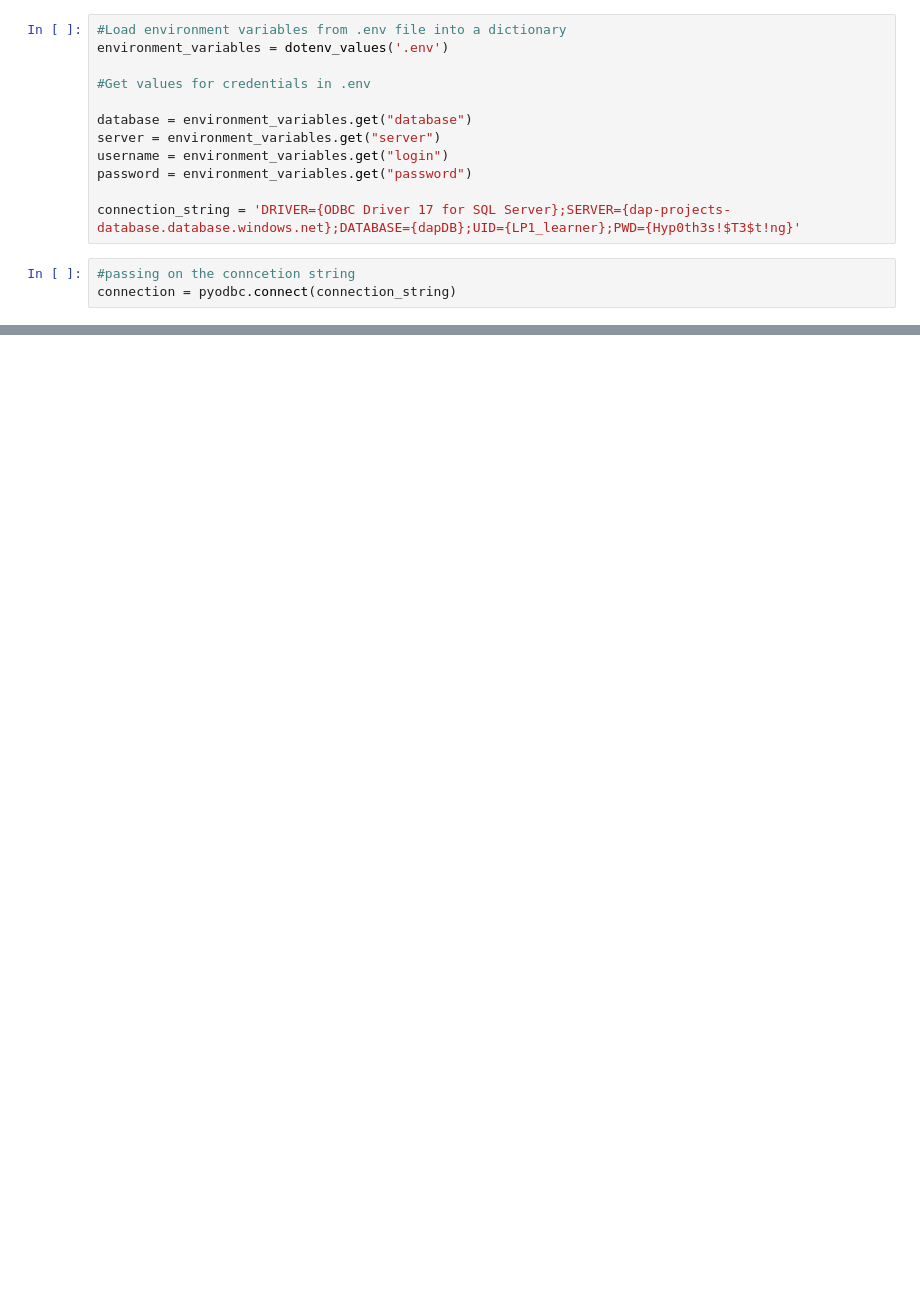
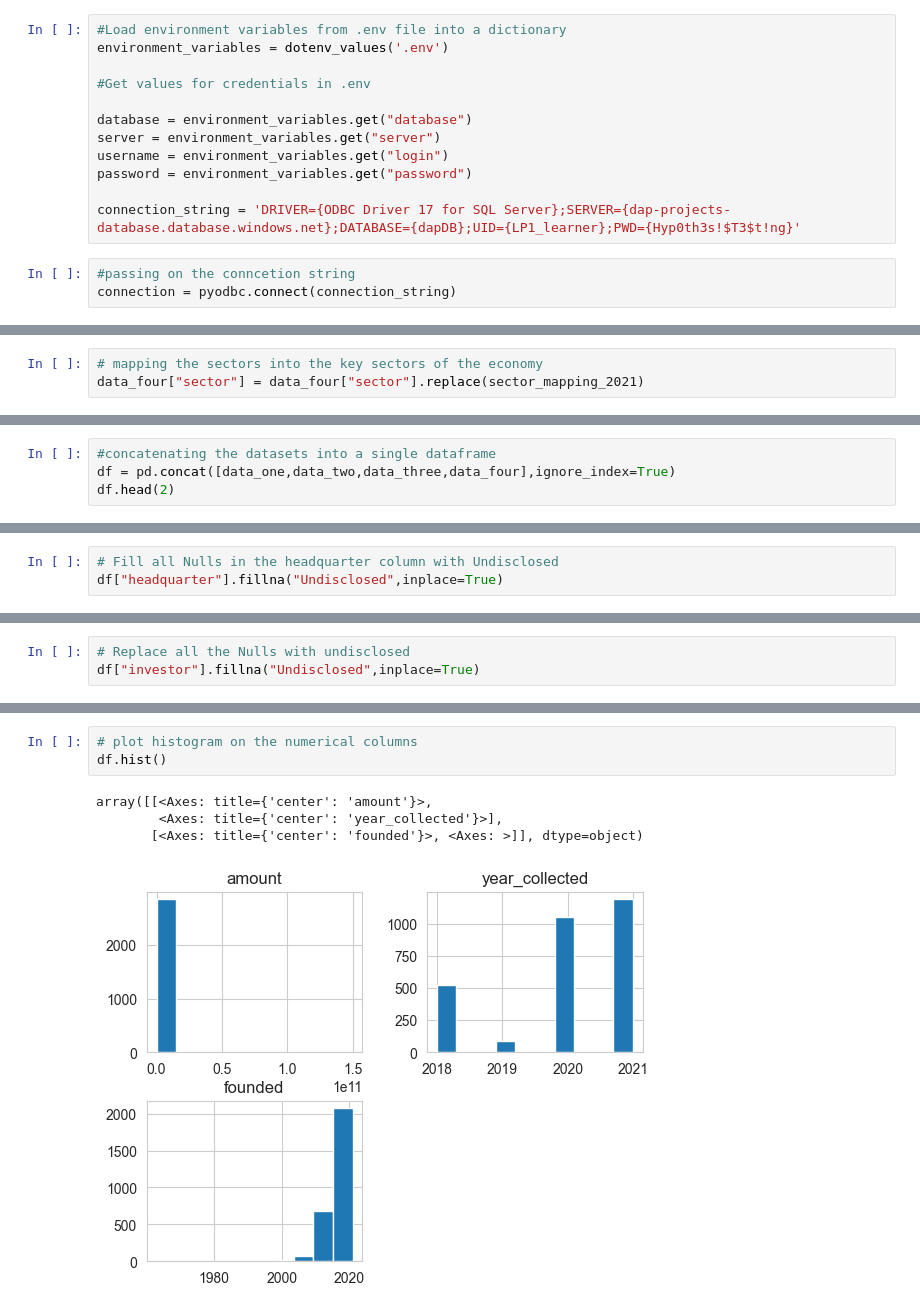
Before and after one commit to Zorbes/Indian-Startups-Analysis, a Jupyter notebook: Notebooks/main.ipynb, the cells around one changed output, grey strips where cells are left out. Cells and saved outputs as stored; diff of their text form; blank space fills up the shorter version.

```diff
--- a/Notebooks/main.ipynb
+++ b/Notebooks/main.ipynb
@@ -181,0 +1999,3 @@ df.drop_duplicates()
+# %%
+# mapping the sectors into the key sectors of the economy
+data_four["sector"] = data_four["sector"].replace(sector_mapping_2021)
@@ -181,0 +2014,4 @@ df.drop_duplicates()
+# %%
+#concatenating the datasets into a single dataframe
+df = pd.concat([data_one,data_two,data_three,data_four],ignore_index=True)
+df.head(2)
@@ -181,0 +2106,3 @@ df.drop_duplicates()
+# %%
+# Fill all Nulls in the headquarter column with Undisclosed
+df["headquarter"].fillna("Undisclosed",inplace=True)
@@ -181,0 +2149,3 @@ df.drop_duplicates()
+# %%
+# Replace all the Nulls with undisclosed
+df["investor"].fillna("Undisclosed",inplace=True)
@@ -181,0 +2312,8 @@ df.drop_duplicates()
+# %%
+# plot histogram on the numerical columns
+df.hist()
+# %% [output]
+array([[<Axes: title={'center': 'amount'}>,
+        <Axes: title={'center': 'year_collected'}>],
+       [<Axes: title={'center': 'founded'}>, <Axes: >]], dtype=object)
+[figure, added]
```
Also changed, not shown: parts of 172 cells of this notebook, 1 other file.
